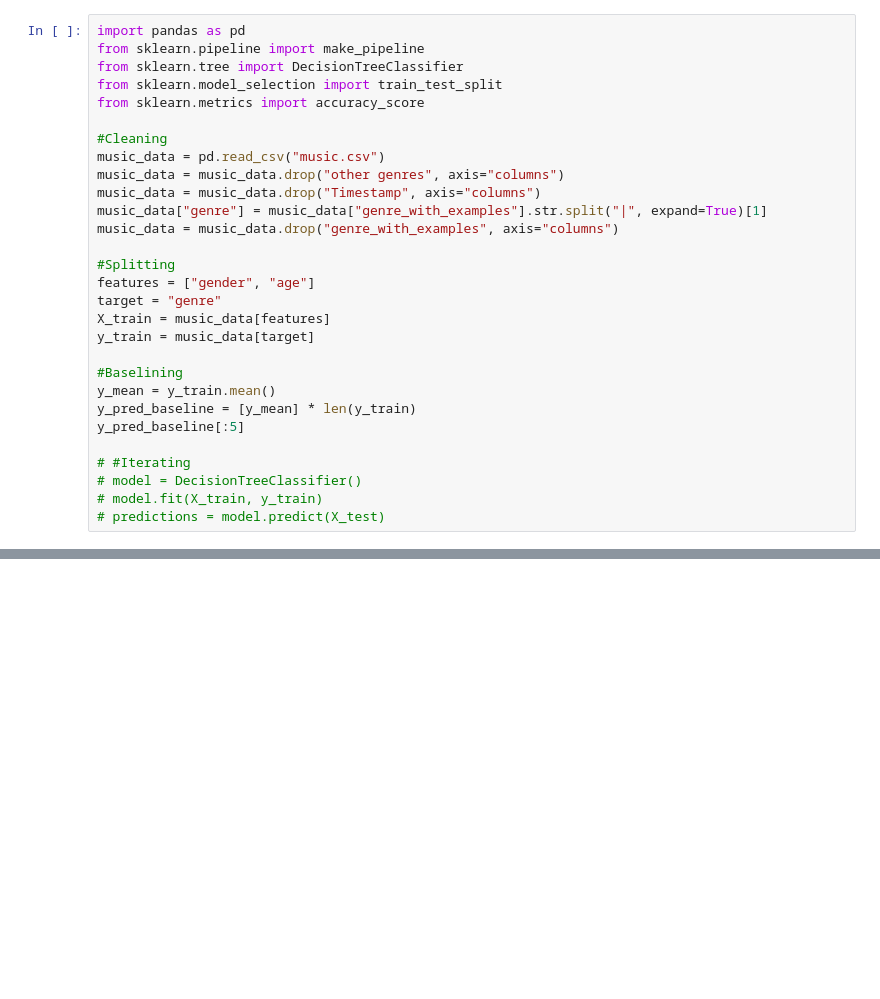
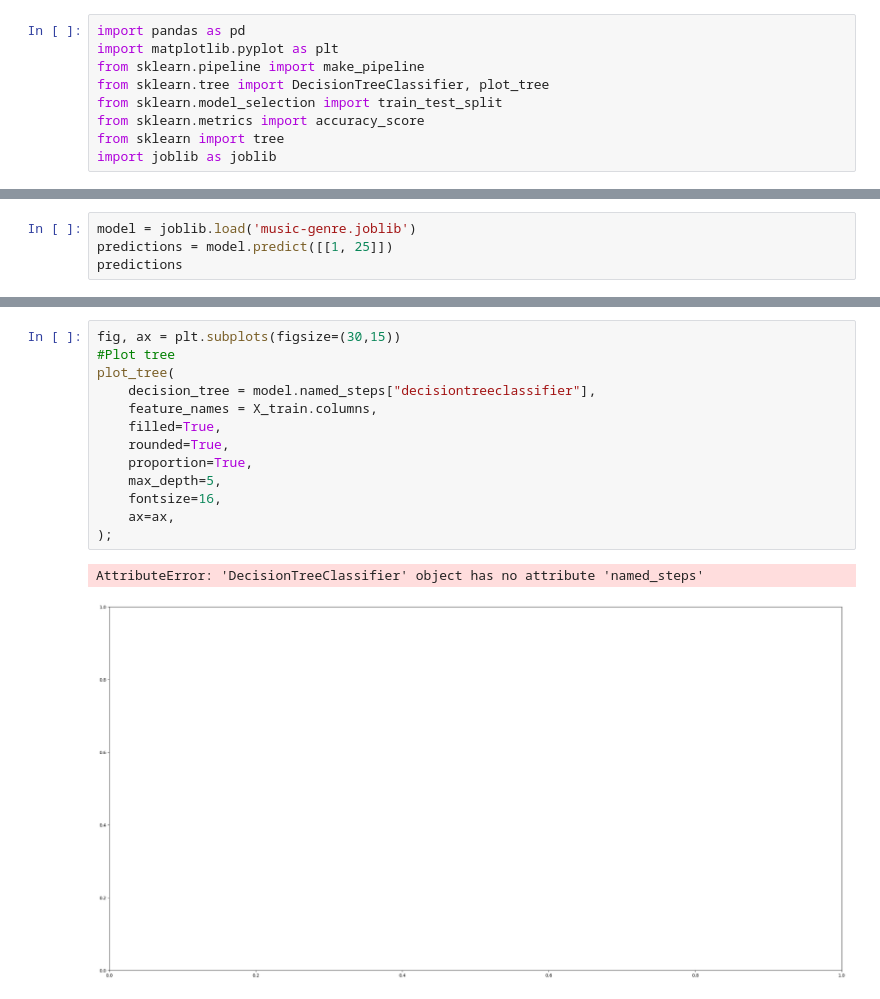
Before and after one commit to de-lia/music-recommender, a Jupyter notebook: Music.ipynb, the cells around one changed output, grey strips where cells are left out. Saved outputs shown, nothing was run; the diff lists cells and outputs as text; blank space fills up the shorter version.

Commit message:
feat: decision tree

```diff
--- a/Music.ipynb
+++ b/Music.ipynb
@@ -1,29 +1,9 @@
 # %%
 import pandas as pd
+import matplotlib.pyplot as plt
 from sklearn.pipeline import make_pipeline
-from sklearn.tree import DecisionTreeClassifier
+from sklearn.tree import DecisionTreeClassifier, plot_tree
 from sklearn.model_selection import train_test_split
 from sklearn.metrics import accuracy_score
-
-#Cleaning
-music_data = pd.read_csv("music.csv")
-music_data = music_data.drop("other genres", axis="columns")
-music_data = music_data.drop("Timestamp", axis="columns")
-music_data["genre"] = music_data["genre_with_examples"].str.split("|", expand=True)[1]
-music_data = music_data.drop("genre_with_examples", axis="columns")
-
-#Splitting
-features = ["gender", "age"]
-target = "genre"
-X_train = music_data[features]
-y_train = music_data[target]
-
-#Baselining
-y_mean = y_train.mean()
-y_pred_baseline = [y_mean] * len(y_train)
-y_pred_baseline[:5]
-
-# #Iterating
-# model = DecisionTreeClassifier()
-# model.fit(X_train, y_train)
-# predictions = model.predict(X_test)
+from sklearn import tree
+import joblib as joblib
@@ -31,0 +77,4 @@ TypeError: Could not convert AmapianoPopAfrobeatPopAfrobeatHighlifeSpiritualsMus
+# %%
+model = joblib.load('music-genre.joblib')
+predictions = model.predict([[1, 25]])
+predictions
@@ -31,0 +90,16 @@ TypeError: Could not convert AmapianoPopAfrobeatPopAfrobeatHighlifeSpiritualsMus
+# %%
+fig, ax = plt.subplots(figsize=(30,15))
+#Plot tree
+plot_tree(
+    decision_tree = model.named_steps["decisiontreeclassifier"],
+    feature_names = X_train.columns,
+    filled=True,
+    rounded=True,
+    proportion=True,
+    max_depth=5,
+    fontsize=16,
+    ax=ax,
+);
+# %% [output]
+AttributeError: 'DecisionTreeClassifier' object has no attribute 'named_steps'
+[figure, added]
```
Also changed, not shown: parts of 12 cells of this notebook, 4 other files.
